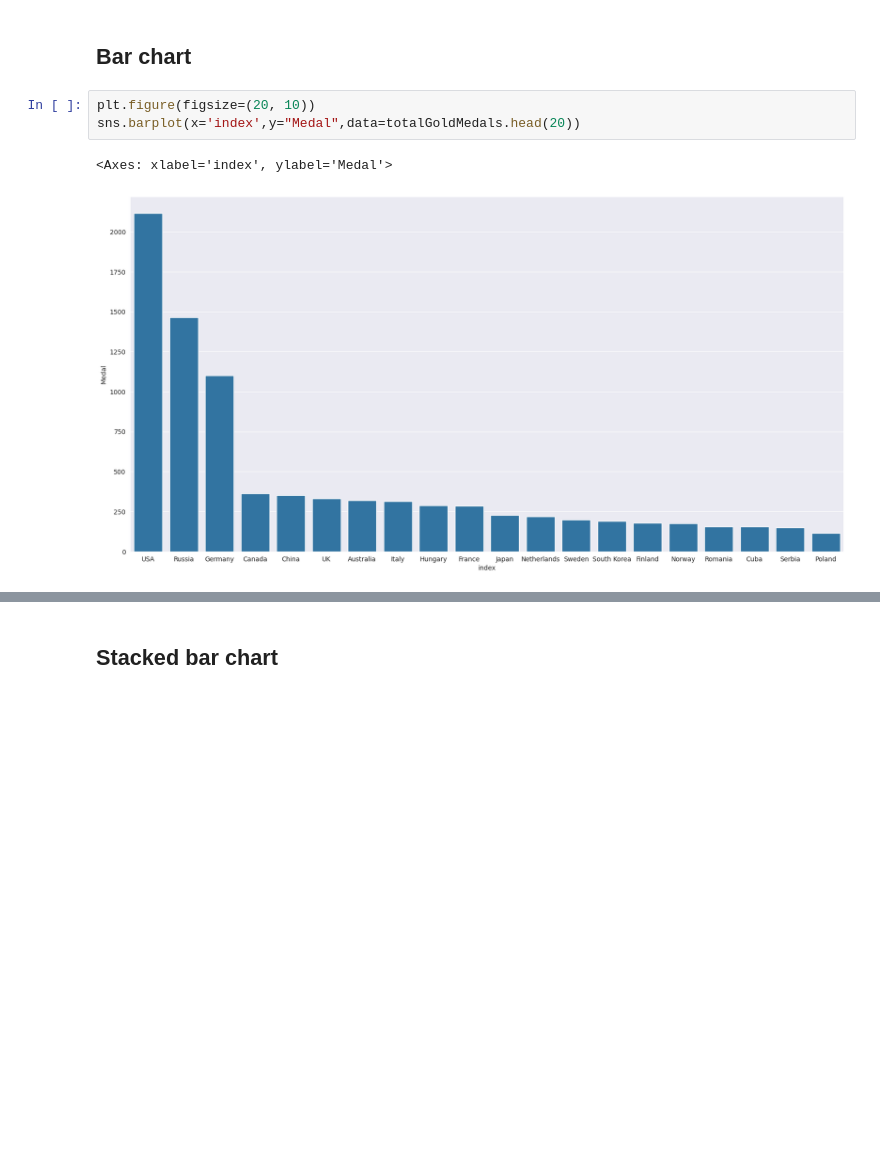
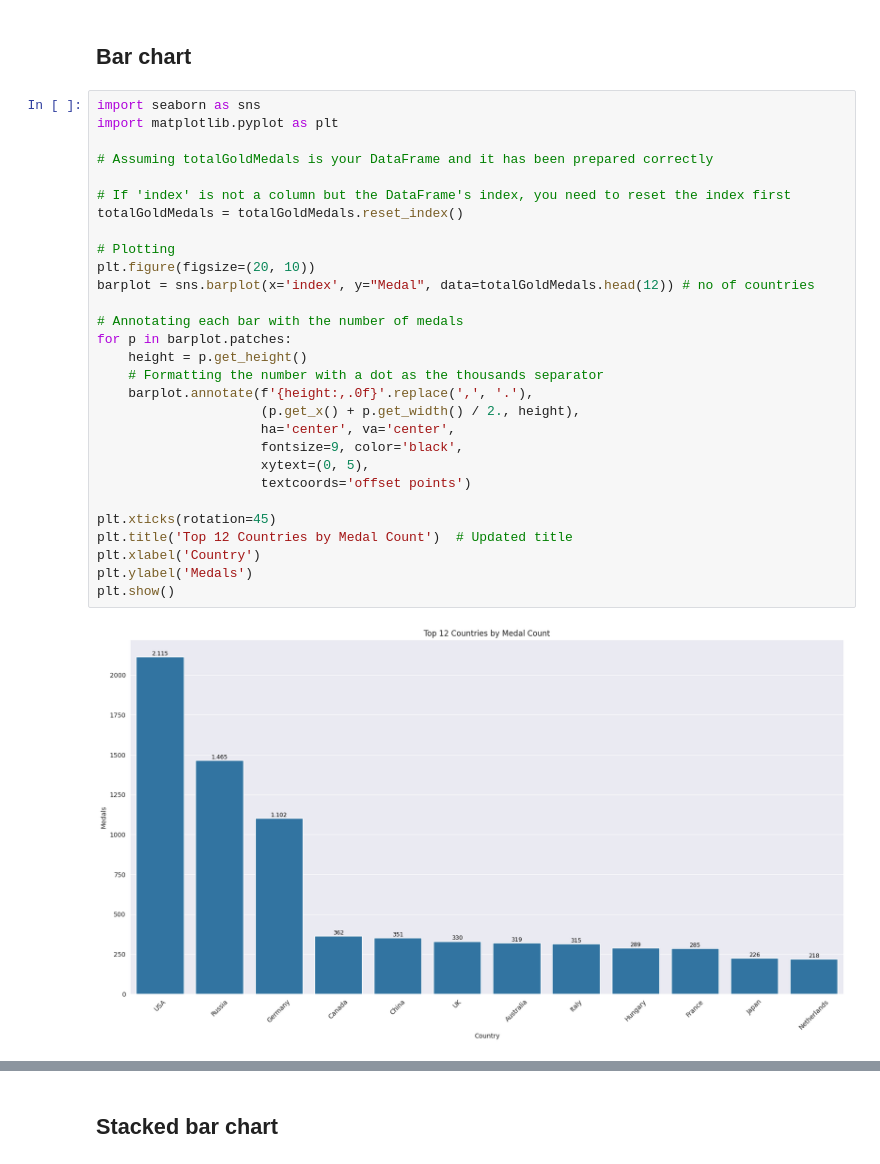
Before and after one commit to MichaelSchmidt1729/EDA, a Jupyter notebook: let_s_discover_more_about_the_olympic_games.ipynb, the cells around one changed output, grey strips where cells are left out. Cells and saved outputs as stored; diff of their text form; blank space fills up the shorter version.

```diff
--- a/let_s_discover_more_about_the_olympic_games.ipynb
+++ b/let_s_discover_more_about_the_olympic_games.ipynb
@@ -239,12 +239,37 @@ plt.show()
 [figure]
 # %% [markdown]
 ## Bar chart
-# %%
-plt.figure(figsize=(20, 10))
-sns.barplot(x='index',y="Medal",data=totalGoldMedals.head(20))
-# %% [output]
-<Axes: xlabel='index', ylabel='Medal'>
-[figure, removed]
+# %%
+import seaborn as sns
+import matplotlib.pyplot as plt
+
+# Assuming totalGoldMedals is your DataFrame and it has been prepared correctly
+
+# If 'index' is not a column but the DataFrame's index, you need to reset the index first
+totalGoldMedals = totalGoldMedals.reset_index()
+
+# Plotting
+plt.figure(figsize=(20, 10))
+barplot = sns.barplot(x='index', y="Medal", data=totalGoldMedals.head(12)) # no of countries
+
+# Annotating each bar with the number of medals
+for p in barplot.patches:
+    height = p.get_height()
+    # Formatting the number with a dot as the thousands separator
+    barplot.annotate(f'{height:,.0f}'.replace(',', '.'),
+                     (p.get_x() + p.get_width() / 2., height),
+                     ha='center', va='center',
+                     fontsize=9, color='black',
+                     xytext=(0, 5),
+                     textcoords='offset points')
+
+plt.xticks(rotation=45)
+plt.title('Top 12 Countries by Medal Count')  # Updated title
+plt.xlabel('Country')
+plt.ylabel('Medals')
+plt.show()
+# %% [output]
+[figure, added]
 # %%
 import matplotlib.pyplot as plt
 import ipywidgets as widgets
```
Also changed, not shown: parts of 15 cells of this notebook.
